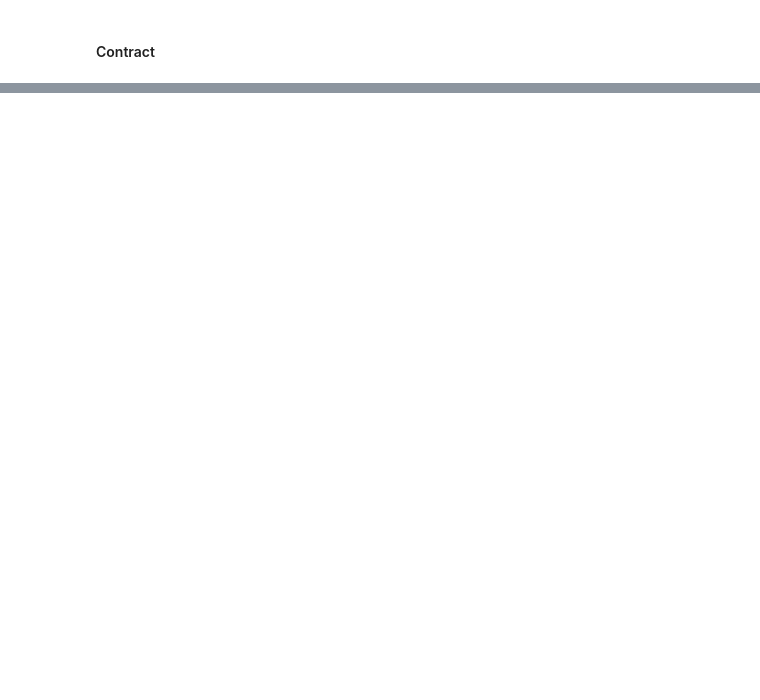
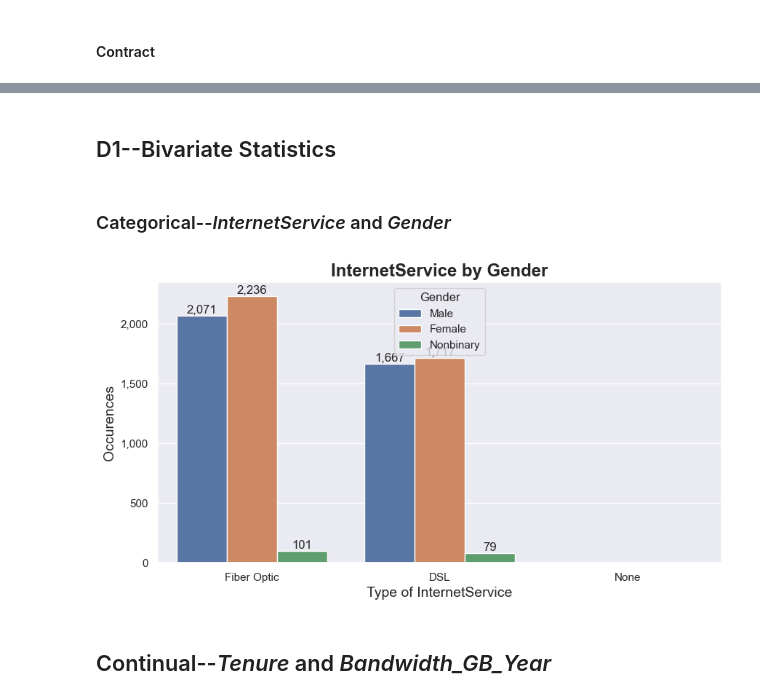
Before and after one commit to ordinaryusername1/D207, a Jupyter notebook: D207_Parker.ipynb, the cells around one changed output, grey strips where cells are left out. Saved outputs shown, nothing was run; the diff lists cells and outputs as text; code cells hidden in the pictures; blank space fills up the shorter version.

```diff
--- a/D207_Parker.ipynb
+++ b/D207_Parker.ipynb
@@ -1110,0 +1022,4 @@ df.head(5)
+# %% [markdown]
+## D1--Bivariate Statistics
+# %% [markdown]
+### Categorical--_InternetService_ and _Gender_
@@ -1110,0 +1031,30 @@ df.head(5)
+# %%
+fig, ax = plt.subplots(figsize=(10,5))
+
+sns.barplot(
+    data=df_ser_gen,
+    x="InternetService",
+    y="occurences",
+    hue="Gender",
+    order=["Fiber Optic", "DSL", "None"],
+    hue_order=["Male", "Female", "Nonbinary"] # tip of the cap to https://www.geeksforgeeks.org/seaborn-barplot-method-in-python/#
+   )
+
+ax.set_title(label="InternetService by Gender", fontsize="x-large", weight="bold")
+ax.set_xlabel("Type of InternetService", fontsize=14)
+ax.set_ylabel("Occurences", fontsize=14)
+ax.yaxis.set_major_formatter(StrMethodFormatter('{x:,.0f}'))
+
+
+# for a in ax.containers: # tip of the hat to https://www.geeksforgeeks.org/how-to-show-values-on-seaborn-barplot/#
+#     ax.bar_label(a,fmt="{x:,.0f}") ## this is how to do it in v 3.7+ in MPL, I'm using an older version
+
+for a in ax.containers: # tip of the hat to https://www.geeksforgeeks.org/how-to-show-values-on-seaborn-barplot/#
+    ax.bar_label(a, fmt="{}", labels=[f"{val:,.0f}" for val in a.datavalues]) # tip of the cap to https://stackoverflow.com/questions/70515542/adding-comma-to-bar-labels
+
+
+plt.show()
+# %% [output]
+[figure, added]
+# %% [markdown]
+## Continual--_Tenure_ and _Bandwidth_GB_Year_
```
Also changed, not shown: parts of 40 cells of this notebook.
